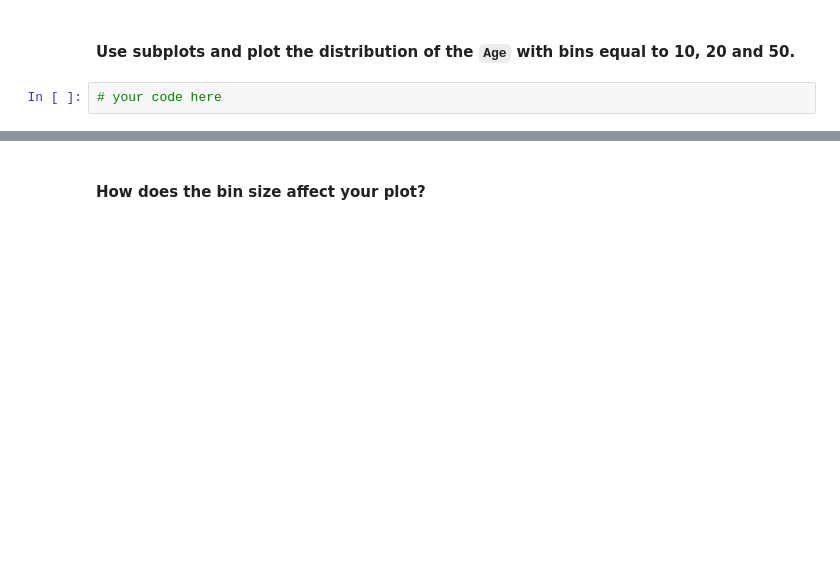
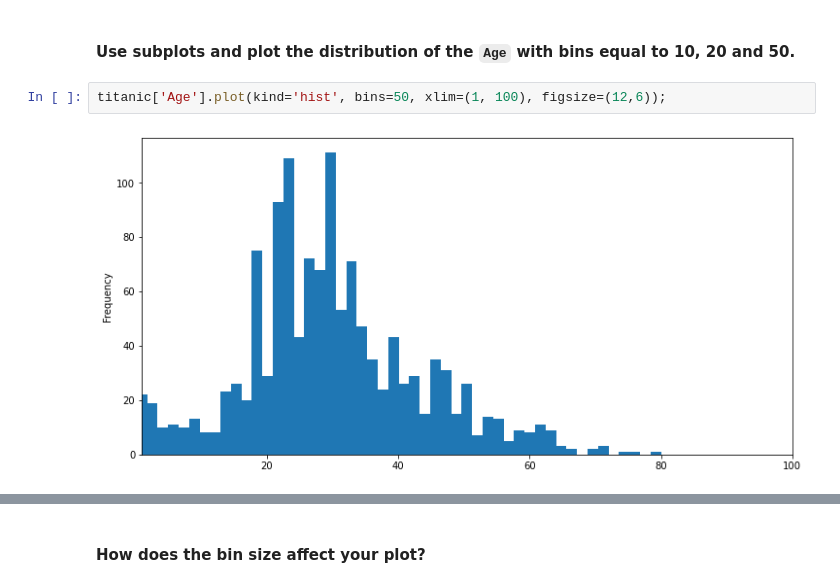
Before and after one commit to angel-barruz/dataptmad0522_labs, a Jupyter notebook: module-2/matplotlib-seaborn/your-code/main.ipynb, the cells around one changed output, grey strips where cells are left out. Saved outputs shown, nothing was run; the diff lists cells and outputs as text; blank space fills up the shorter version.

```diff
--- a/module-2/matplotlib-seaborn/your-code/main.ipynb
+++ b/module-2/matplotlib-seaborn/your-code/main.ipynb
@@ -192,4 +237,6 @@ for y_col in y_columns:
 # %% [markdown]
 #### Use subplots and plot the distribution of the `Age`  with bins equal to 10, 20 and 50.
-# %%
-# your code here
+# %%
+titanic['Age'].plot(kind='hist', bins=50, xlim=(1, 100), figsize=(12,6));
+# %% [output]
+[figure, added]
```
Also changed, not shown: parts of 23 cells of this notebook.
